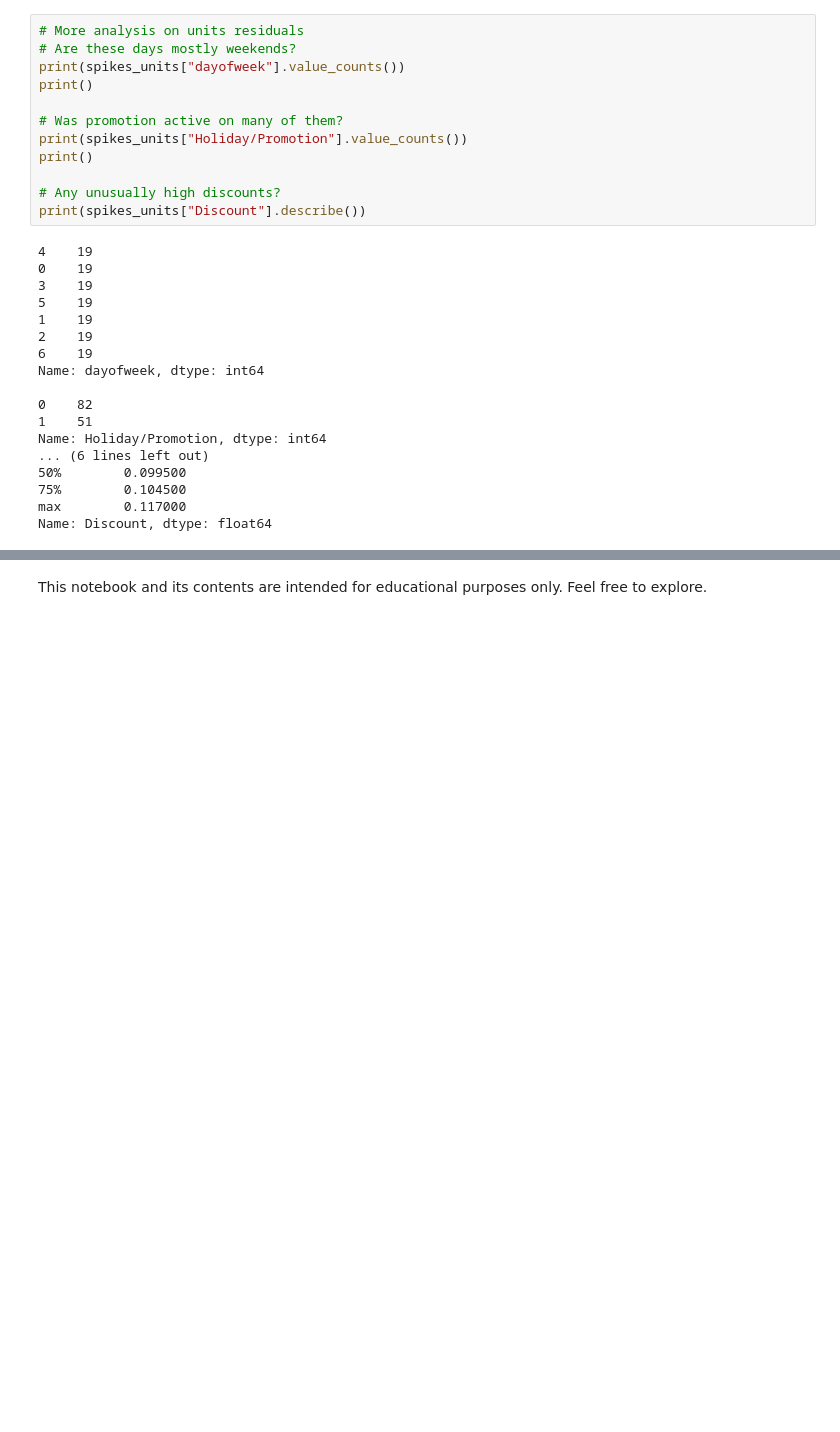
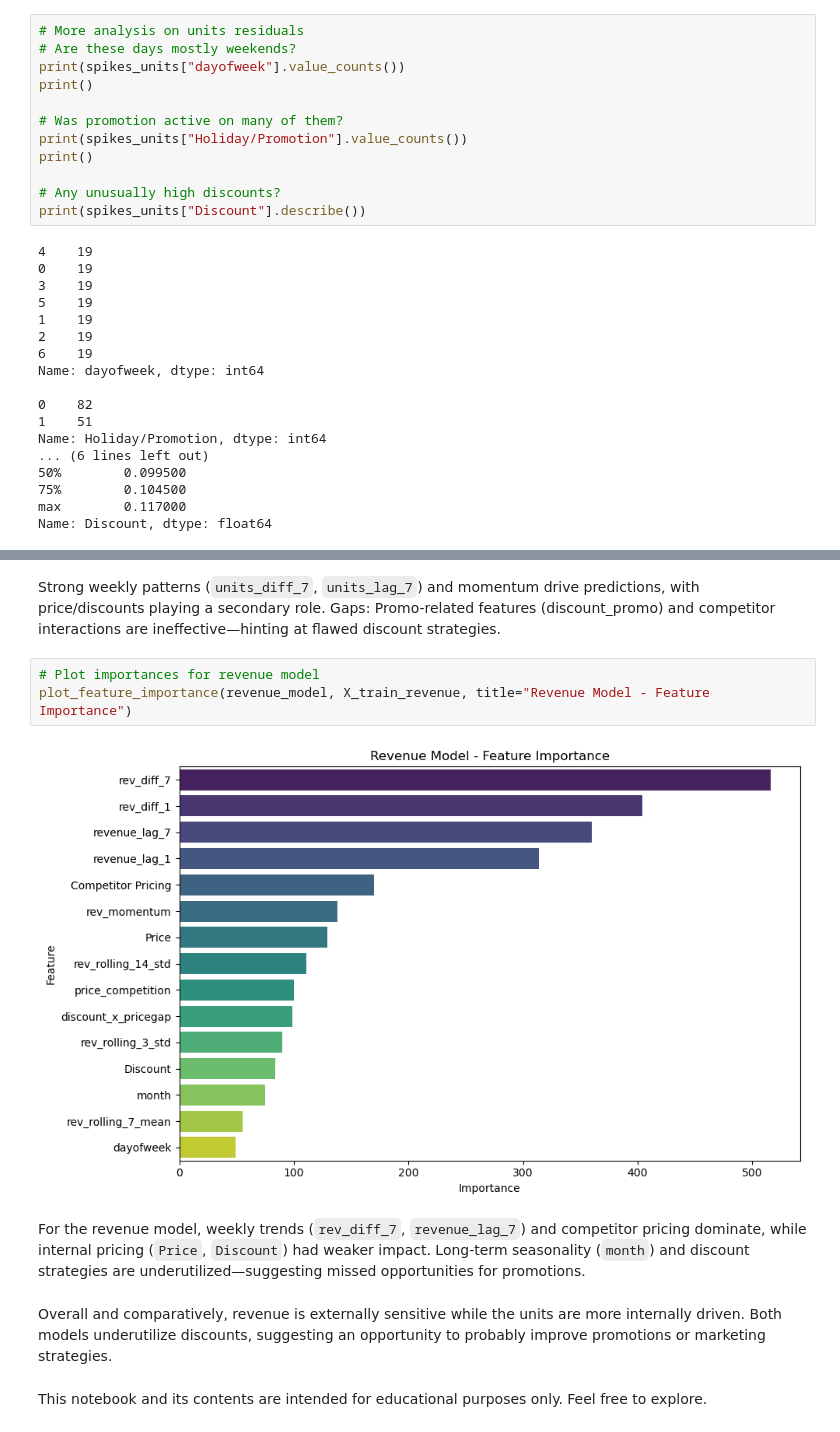
Before and after one commit to Mohammed-Hanan-Othman/time-series-forecasting, a Jupyter notebook: notebooks/sales_prediction_lightgbm.ipynb, the cells around one changed output, grey strips where cells are left out. Cells and saved outputs as stored; diff of their text form; blank space fills up the shorter version.

```diff
--- a/notebooks/sales_prediction_lightgbm.ipynb
+++ b/notebooks/sales_prediction_lightgbm.ipynb
@@ -635,2 +659,13 @@ Very similar results as the revenue model's residuals. We are unable to clearly
+# %% [markdown]
+Strong weekly patterns (`units_diff_7`, `units_lag_7`) and momentum drive predictions, with price/discounts playing a secondary role. Gaps: Promo-related features (discount_promo) and competitor interactions are ineffective—hinting at flawed discount strategies.
+# %%
+# Plot importances for revenue model
+plot_feature_importance(revenue_model, X_train_revenue, title="Revenue Model - Feature Importance")
+# %% [output]
+[figure, added]
+# %% [markdown]
+For the revenue model, weekly trends (`rev_diff_7`, `revenue_lag_7`) and competitor pricing dominate, while internal pricing (`Price`, `Discount`) had weaker impact. Long-term seasonality (`month`) and discount strategies are underutilized—suggesting missed opportunities for promotions.
+# %% [markdown]
+Overall and comparatively, revenue is externally sensitive while the units are more internally driven. Both models underutilize discounts, suggesting an opportunity to probably improve promotions or marketing strategies.
 # %% [markdown]
 This notebook and its contents are intended for educational purposes only. Feel free to explore.
```
Also changed, not shown: parts of 6 cells of this notebook.
